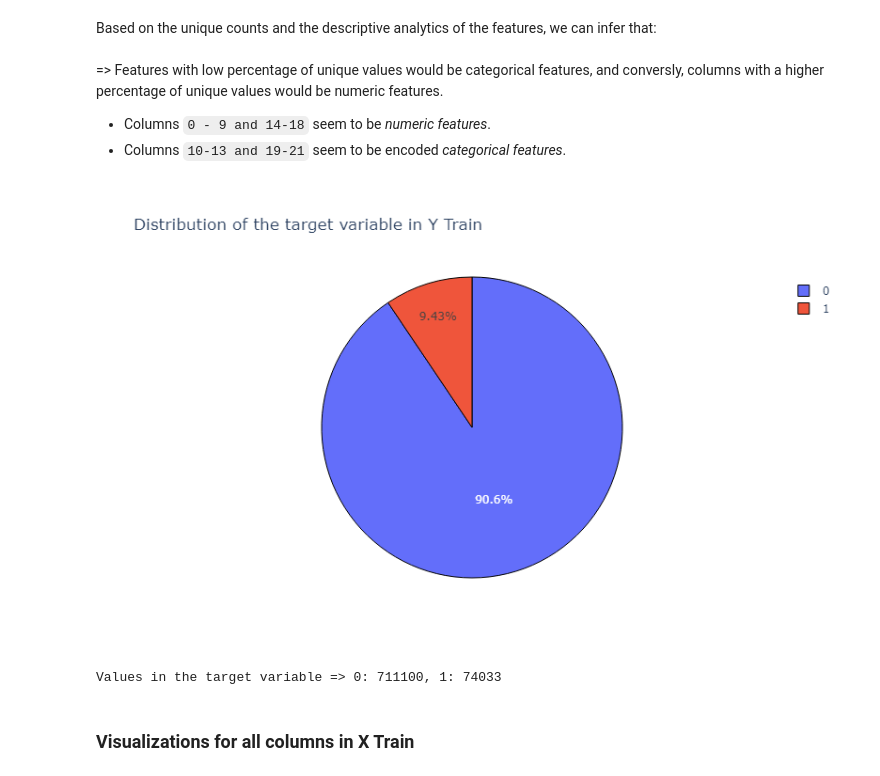
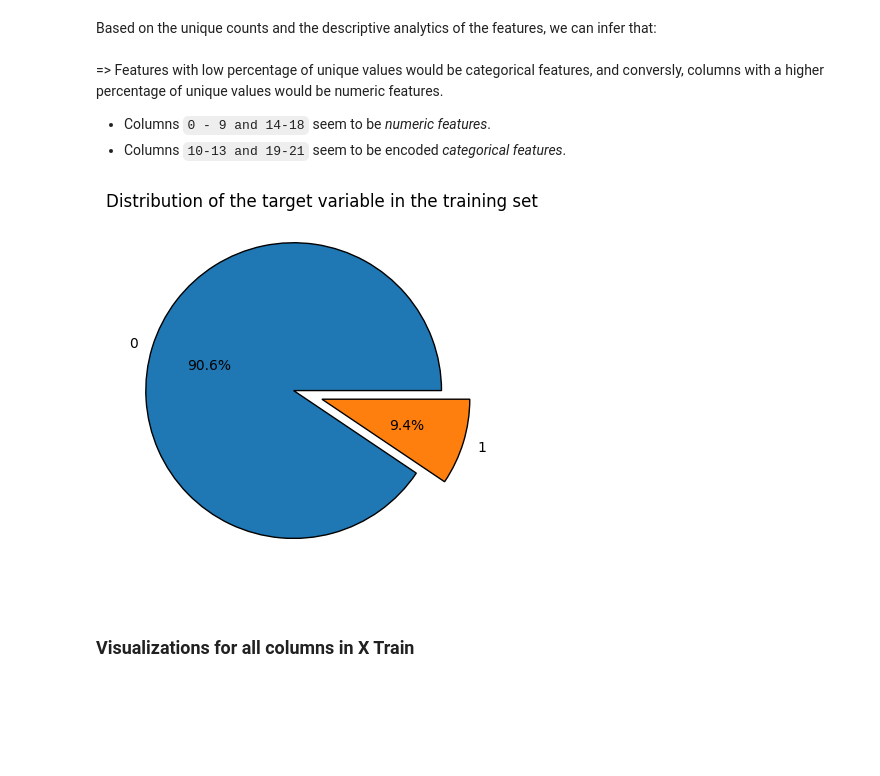
Before and after one commit to S84v/gst-analytics-hackathon, a Jupyter notebook: main.ipynb, the cells around one changed output. Saved outputs shown, nothing was run; the diff lists cells and outputs as text; code cells hidden in the pictures; blank space fills up the shorter version.

```diff
--- a/main.ipynb
+++ b/main.ipynb
@@ -173,19 +178,19 @@ Based on the unique counts and the descriptive analytics of the features, we can
 => Features with low percentage of unique values would be categorical features, and conversly, columns with a higher percentage of unique values would be numeric features.
 - Columns `0 - 9 and 14-18` seem to be _numeric features_.
 - Columns `10-13 and 19-21` seem to be encoded _categorical features_.
-# %%
-fig = px.pie(data_frame = ytrain['target'],
-                   names = ytrain['target'],
-                   height = 500,
-                   width = 800,
-                   color = ytrain['target'],
-                   title = 'Distribution of the target variable in Y Train')
-fig.update_traces(marker_line_width = 1, marker_line_color = 'black')
-fig.show()
-
-print(f'Values in the target variable => 0: {Counter(ytrain['target'])[0]}, 1: {Counter(ytrain['target'])[1]}')
-# %% [output]
-[figure, removed]
-Values in the target variable => 0: 711100, 1: 74033
+# %%
+plt.pie(x = Counter(np.ravel(ytrain)).values(),
+        labels = Counter(np.ravel(ytrain)).keys(),
+        normalize = True,
+        explode = [0.2, 0],
+        autopct='%1.1f%%',
+        wedgeprops = {
+            'edgecolor': 'black',
+            'linewidth': 1
+        })
+plt.title('Distribution of the target variable in the training set')
+plt.show()
+# %% [output]
+[figure, added]
 # %% [markdown]
 ### Visualizations for all columns in X Train
```
Also changed, not shown: parts of 5 cells of this notebook.
